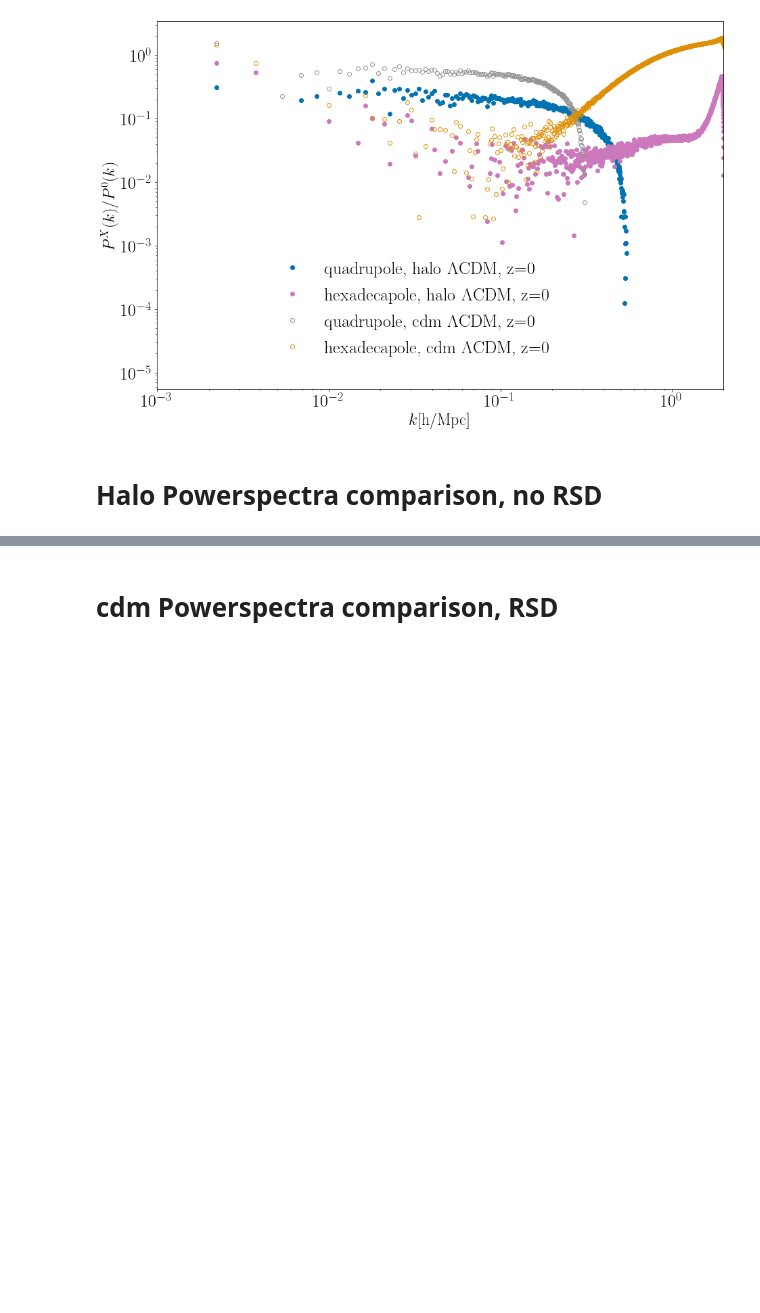
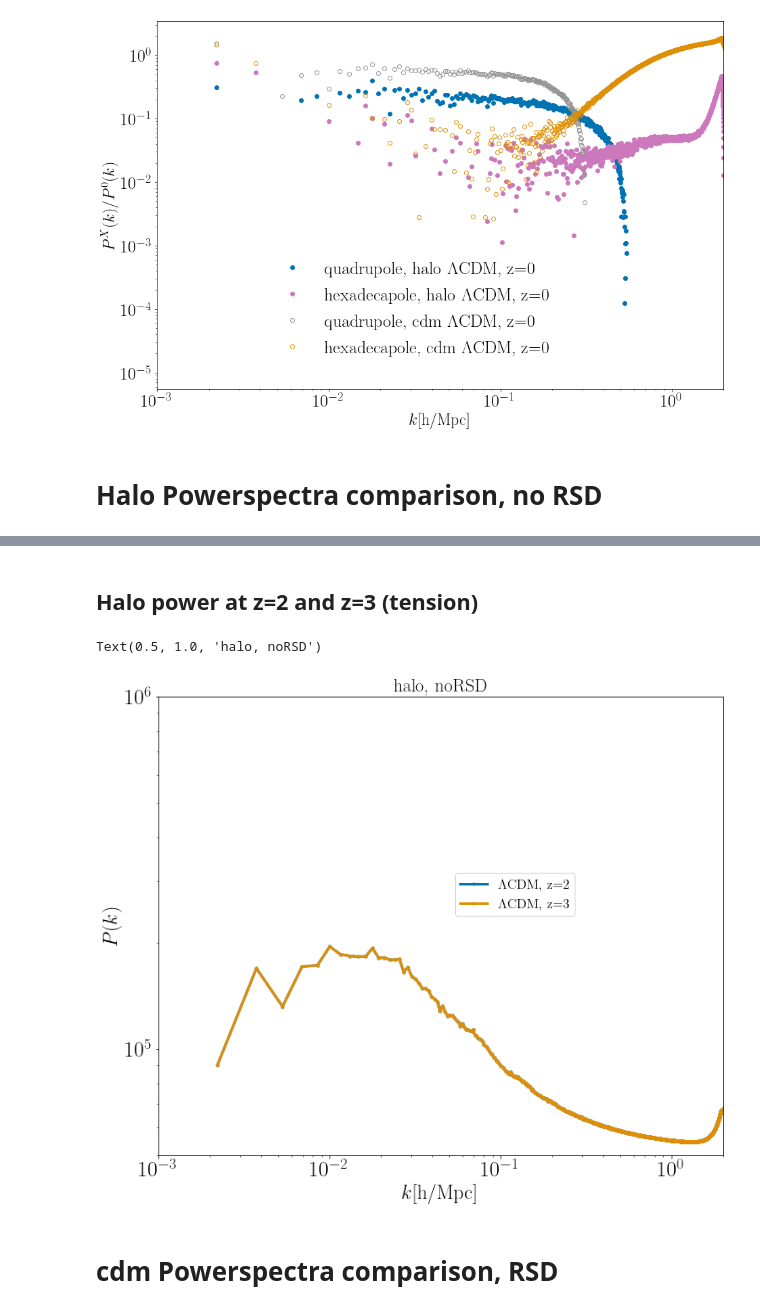
Before and after one commit to FarbodHassani/Doppler_RSD_N-body, a Jupyter notebook: Analysis-notebooks/Moments_PowerSpectra_pcls_halos_RSD_noRSD.ipynb, the cells around one changed output, grey strips where cells are left out. Cells and saved outputs as stored; diff of their text form; code cells hidden in the pictures; blank space fills up the shorter version.

```diff
--- a/Analysis-notebooks/Moments_PowerSpectra_pcls_halos_RSD_noRSD.ipynb
+++ b/Analysis-notebooks/Moments_PowerSpectra_pcls_halos_RSD_noRSD.ipynb
@@ -36,6 +38,8 @@ pow_gev = nested_dict(2, list)
 class_data = nested_dict(3, list)
 rsd_coeff = nested_dict(2, list)
 rsd_hexa = nested_dict(2, list)
+rsd_quad = nested_dict(2, list)
+shot_noise =
 # %% [markdown]
 ## Loading power and CF data
 # %%
@@ -319,6 +320,7 @@ z = ["z=0", "z=0.5", "z=1", "z=2", "z=3"];
 l=0
 for i in [0,1,2]: # file
     for j in [0]: # Redshifts
+        redshift ="z="+str(j);
         [k_w,pk]=data[kind][RSD][file[i]]['pow'][redshift][[0,1],:]
         axs[0].loglog(k_w,pk,".-",color =Colors[l], lw=3,label=decrip[i]+redshift)
         l=l+1
@@ -359,4 +363,45 @@ X=np.arange(0.001,20,1)
 [figure]
+# %% [markdown]
+## Halo power at z=2 and z=3  (tension)
+# %%
+plt.rc('text', usetex=True)
+font = {'family' : 'normal',
+        'weight' : 'bold',
+        'size'   : text_size}
+matplotlib.rc('font', **font)
+fig, axs = plt.subplots(figsize=(12,10))
+plt.subplots_adjust(hspace=0.01)
+
+
+
+kind = 'halo'
+RSD ='noRSD'
+file = ['gev_lcdm','gev_em0','kev_em4','gev_em7','kev_em7'];
+decrip = ["$\Lambda$CDM, ","$w$CDM ($w=-0.9, c_s^2=1$), ", "$w$CDM ($w=-0.9,, c_s^2=10^{-4}$), ",
+          "$w$CDM-gev ($w=-0.9, c_s^2=10^{-7}$), ","$w$CDM-kev ($w=-0.9, c_s^2=10^{-7}$), "]
+z = ["z=0", "z=0.5", "z=1", "z=2", "z=3"];
+
+l=0
+for i in [0]: # file
+    for j in [2,3]: # Redshifts
+        redshift ="z="+str(j);
+        [k_w,pk]=data[kind][RSD][file[i]]['pow'][redshift][[0,1],:]
+        axs.loglog(k_w,pk,".-",color =Colors[l], lw=3,label=decrip[i]+redshift)
+        l=l+1
+
+axs.set_ylabel('$P(k)$',fontsize=24)
+axs.set_xlabel('$k$[h/Mpc]',fontsize=24)
+# plt.yscale('log')
+# axs.xticks(size = 25);
+# axs.yticks(size = 25);
+axs.set_ylim(5.e4,1.e6)
+axs.set_xlim(1.e-3,2.e0)
+axs.legend(fontsize=16,bbox_to_anchor=(0.75,0.63))
+axs.set_title(kind+", "+RSD, fontsize=22)
+# Relative difference:
+# %% [output]
+Text(0.5, 1.0, 'halo, noRSD')
+[figure, added]
 # %% [markdown]
 # cdm Powerspectra comparison,  RSD
 # %%
```
Also changed, not shown: parts of 5 cells of this notebook, 1 other file.
